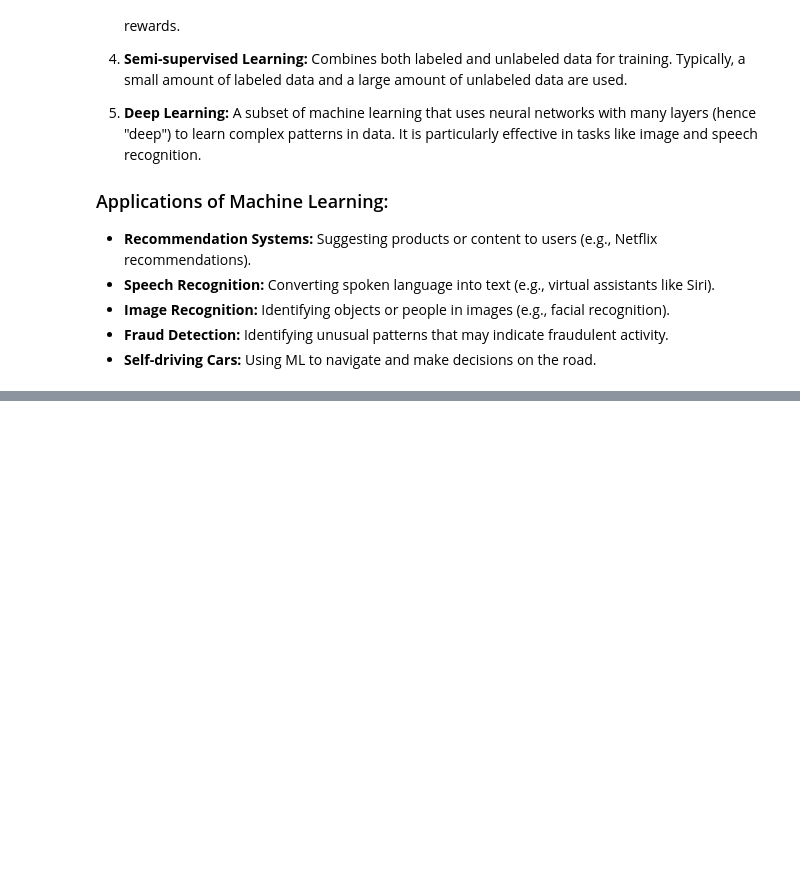
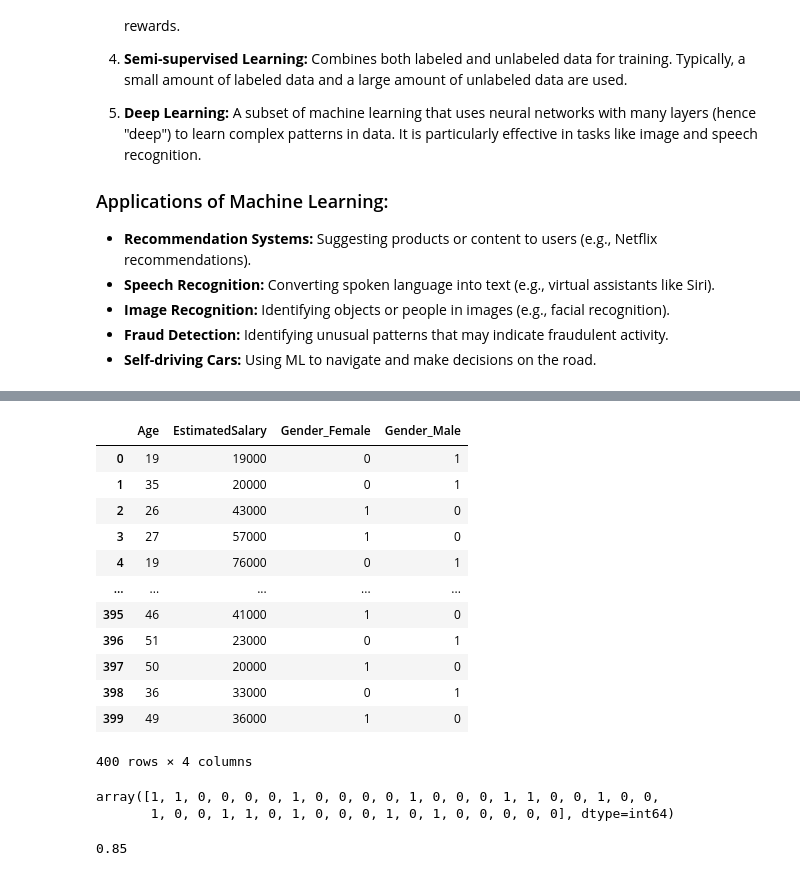
Before and after one commit to charle89/introduction-to-machine-learning., a Jupyter notebook: Machine learning.ipynb, the cells around one changed output, grey strips where cells are left out. Cells and saved outputs as stored; diff of their text form; code cells hidden in the pictures; blank space fills up the shorter version.

```diff
--- a/Machine learning.ipynb
+++ b/Machine learning.ipynb
@@ -34,0 +127,4 @@ Machine learning (ML) is a branch of artificial intelligence (AI) that focuses o
+# %%
+# separate features/independent/input from target/output/dependent
+X = class_df.copy().drop(columns=["User ID"]) # features
+Y = X.pop("Purchased")
@@ -34,0 +194,16 @@ Machine learning (ML) is a branch of artificial intelligence (AI) that focuses o
+# %%
+X_encode=pd.get_dummies(X, columns=["Gender"])
+# %% [output]
+|  | Age | EstimatedSalary | Gender_Female | Gender_Male |
+| 0 | 19 | 19000 | 0 | 1 |
+| 1 | 35 | 20000 | 0 | 1 |
+| 2 | 26 | 43000 | 1 | 0 |
+| 3 | 27 | 57000 | 1 | 0 |
+| 4 | 19 | 76000 | 0 | 1 |
+| ... | ... | ... | ... | ... |
+| 395 | 46 | 41000 | 1 | 0 |
+| 396 | 51 | 23000 | 0 | 1 |
+| 397 | 50 | 20000 | 1 | 0 |
+| 398 | 36 | 33000 | 0 | 1 |
+| 399 | 49 | 36000 | 1 | 0 |
+400 rows × 4 columns
@@ -34,0 +222,10 @@ Machine learning (ML) is a branch of artificial intelligence (AI) that focuses o
+# %%
+y_predict
+# %% [output]
+array([1, 1, 0, 0, 0, 0, 1, 0, 0, 0, 0, 1, 0, 0, 0, 1, 1, 0, 0, 1, 0, 0,
+       1, 0, 0, 1, 1, 0, 1, 0, 0, 0, 1, 0, 1, 0, 0, 0, 0, 0], dtype=int64)
+# %%
+from sklearn.metrics import accuracy_score
+accuracy_score(y_val, y_predict)
+# %% [output]
+0.85
```
Also changed, not shown: parts of 26 cells of this notebook.
